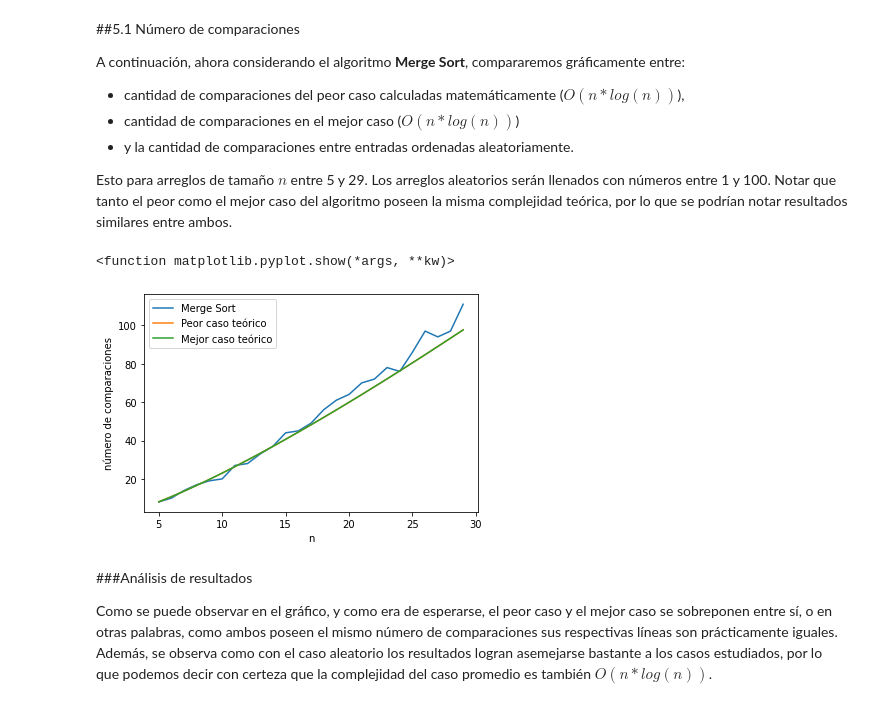
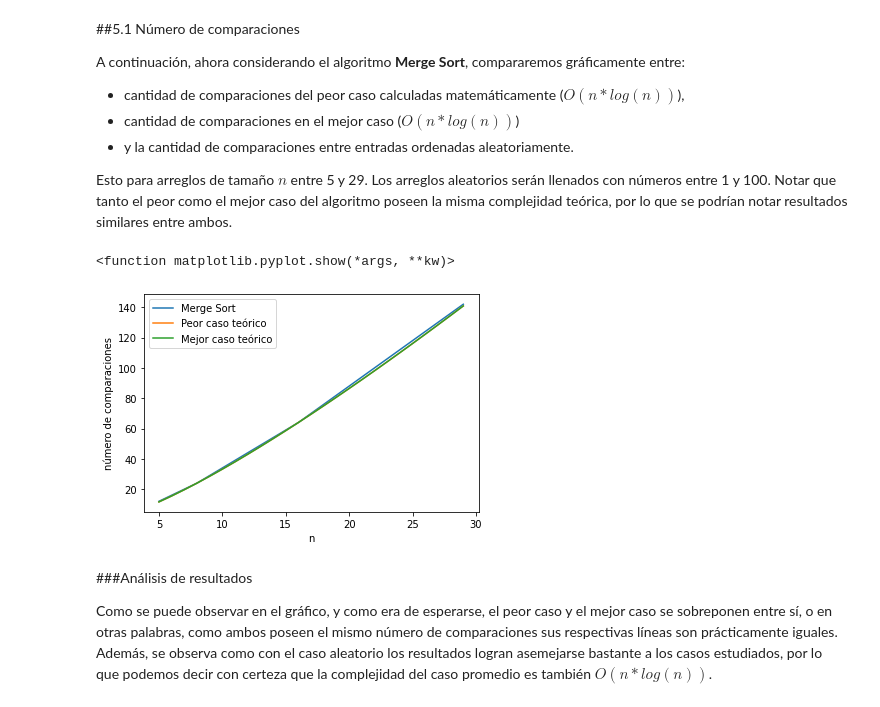
Before and after one commit to Sylver640/ADA-Informes, a Jupyter notebook: Informe_MergeSort.ipynb, the cells around one changed output. Saved outputs shown, nothing was run; the diff lists cells and outputs as text; code cells hidden in the pictures.

```diff
--- a/Informe_MergeSort.ipynb
+++ b/Informe_MergeSort.ipynb
@@ -54,6 +54,7 @@ def merge(array, left, right, verbose = False):
   #Se agregan los números restantes del arreglo izquierdo
   while (leftPos < len(left)):
     aux.append(left[leftPos])
+    comparisons+=1
     if verbose == True:
       print("\nDato restante del subarreglo izquierdo: ", left[leftPos])
       print(aux)
@@ -62,6 +63,7 @@ def merge(array, left, right, verbose = False):
   #Se agregan los números restantes del arreglo derecho
   while (rightPos < len(right)):
     aux.append(right[rightPos])
+    comparisons+=1
     if verbose == True:
       print("Dato restante del subarreglo derecho: ", right[rightPos])
       print(aux)
@@ -320,31 +322,31 @@ A continuación, ahora considerando el algoritmo **Merge Sort**, compararemos gr
 Esto para arreglos de tamaño $n$ entre 5 y 29. Los arreglos aleatorios serán llenados con números entre 1 y 100. Notar que tanto el peor como el mejor caso del algoritmo poseen la misma complejidad teórica, por lo que se podrían notar resultados similares entre ambos.
 # %%
 import matplotlib.pyplot as plt
-from math import log
+import math
 import random
 
 x = [n for n in range(5,30)]
-y1 = [n*log(n) for n in range(5,30)] #Peor caso
-y2 = [n*log(n) for n in range(5,30)] #Mejor caso
+y1 = [n*math.log2(n) for n in range(5,30)] #Peor caso
+y2 = [n*math.log2(n) for n in range(5,30)] #Mejor caso
 y = []
 
 for n in range(5,30):
   comparisons = 0
   a = random.sample(range(1, 100), n)
   merge_sort(a)
   y.append(comparisons)
 
 plt.plot(x,y)
 plt.plot(x,y1)
 plt.plot(x,y2)
 plt.legend(["Merge Sort", "Peor caso teórico", "Mejor caso teórico"])
 
 plt.xlabel('n')
 plt.ylabel("número de comparaciones")
 plt.show
 # %% [output]
 <function matplotlib.pyplot.show(*args, **kw)>
-[figure, old version]
+[figure, new version]
 # %% [markdown]
 ###Análisis de resultados
 
```
Also changed, not shown: parts of 3 cells of this notebook.
